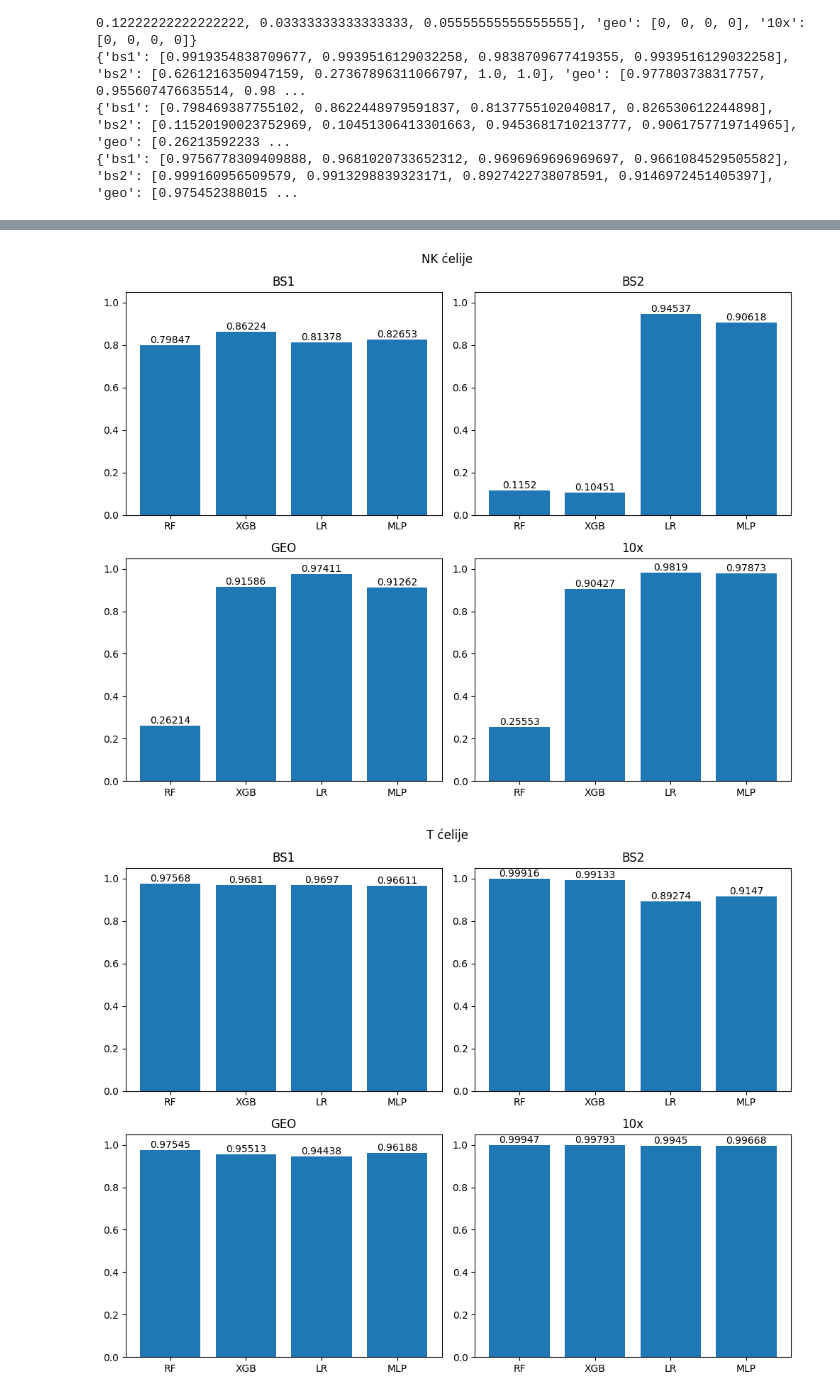
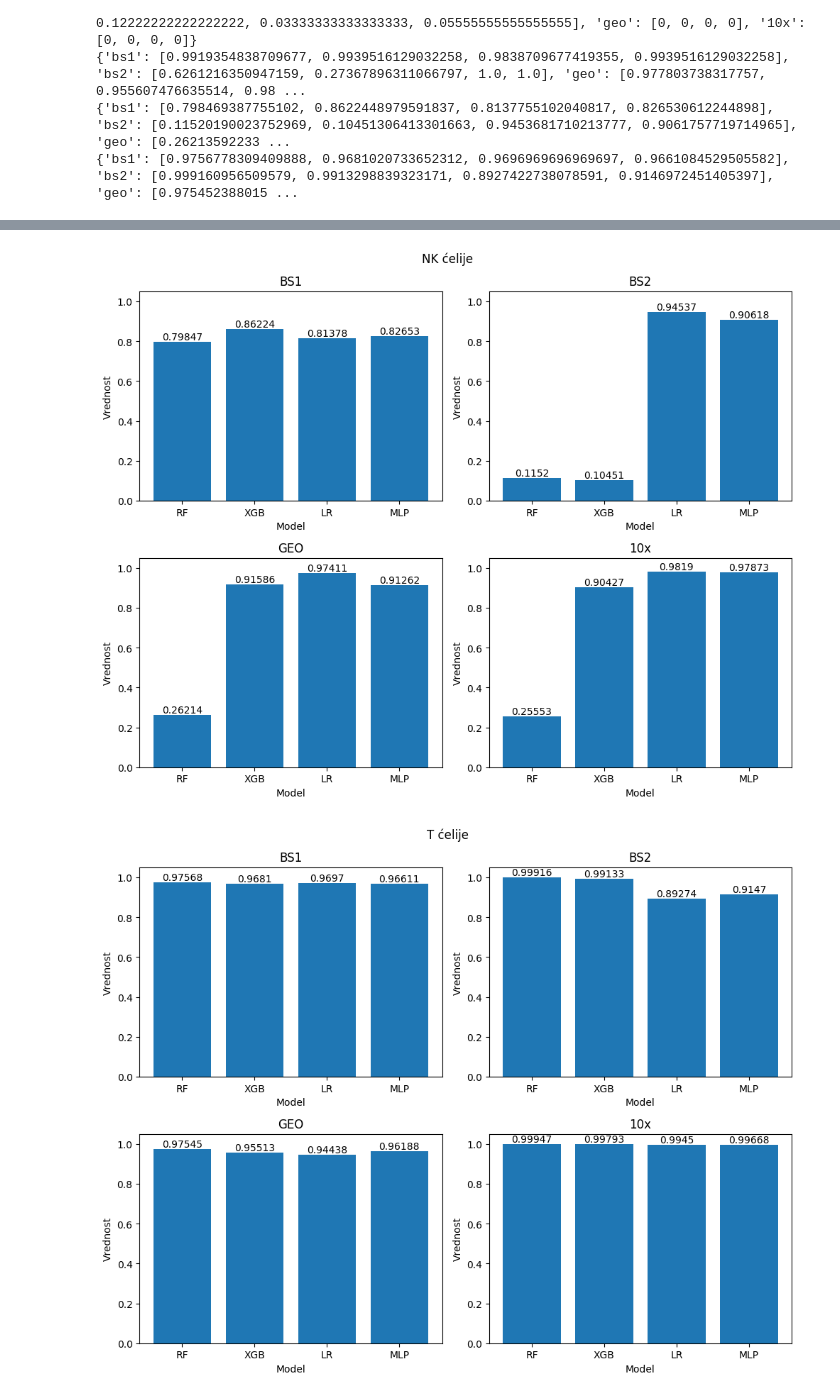
Before and after one commit to bogdans55/ip2-projekat, a Jupyter notebook: models/model_comparison.ipynb, the cells around one changed output, grey strips where cells are left out. Saved outputs shown, nothing was run; the diff lists cells and outputs as text; code cells hidden in the pictures.

```diff
--- a/models/model_comparison.ipynb
+++ b/models/model_comparison.ipynb
@@ -496,24 +528,32 @@ axs[0, 0].set_title('BS1')
 for i, score in enumerate(B_cells_accuracy['bs1']):
     axs[0, 0].text(i, score, str(round(score, 5)), ha='center', va='bottom')
 axs[0, 0].set_ylim(0, 1.05)
+axs[0, 0].set_ylabel('Vrednost')
+axs[0, 0].set_xlabel('Model')
 
 axs[0, 1].bar(models, B_cells_accuracy['bs2'])
 axs[0, 1].set_title('BS2')
 for i, score in enumerate(B_cells_accuracy['bs2']):
     axs[0, 1].text(i, score, str(round(score, 5)), ha='center', va='bottom')
 axs[0, 1].set_ylim(0, 1.05)
+axs[0, 1].set_ylabel('Vrednost')
+axs[0, 1].set_xlabel('Model')
 
 axs[1, 0].bar(models, B_cells_accuracy['geo'])
 axs[1, 0].set_title('GEO')
 for i, score in enumerate(B_cells_accuracy['geo']):
     axs[1, 0].text(i, score, str(round(score, 5)), ha='center', va='bottom')
 axs[1, 0].set_ylim(0, 1.05)
+axs[1, 0].set_ylabel('Vrednost')
+axs[1, 0].set_xlabel('Model')
 
 axs[1, 1].bar(models, B_cells_accuracy['10x'])
 axs[1, 1].set_title('10x')
 for i, score in enumerate(B_cells_accuracy['10x']):
     axs[1, 1].text(i, score, str(round(score, 5)), ha='center', va='bottom')
 axs[1, 1].set_ylim(0, 1.05)
+axs[1, 1].set_ylabel('Vrednost')
+axs[1, 1].set_xlabel('Model')
 
 plt.tight_layout()
 
@@ -531,24 +571,32 @@ axs[0, 0].set_title('BS1')
 for i, score in enumerate(D_cells_accuracy['bs1']):
     axs[0, 0].text(i, score, str(round(score, 5)), ha='center', va='bottom')
 axs[0, 0].set_ylim(0, 1.05)
+axs[0, 0].set_ylabel('Vrednost')
+axs[0, 0].set_xlabel('Model')
 
 axs[0, 1].bar(models, D_cells_accuracy['bs2'])
 axs[0, 1].set_title('BS2')
 for i, score in enumerate(D_cells_accuracy['bs2']):
     axs[0, 1].text(i, score, str(round(score, 5)), ha='center', va='bottom')
 axs[0, 1].set_ylim(0, 1.05)
+axs[0, 1].set_ylabel('Vrednost')
+axs[0, 1].set_xlabel('Model')
 
 axs[1, 0].bar(models, D_cells_accuracy['geo'])
 axs[1, 0].set_title('GEO')
 for i, score in enumerate(D_cells_accuracy['geo']):
     axs[1, 0].text(i, score, str(round(score, 5)), ha='center', va='bottom')
 axs[1, 0].set_ylim(0, 1.05)
+axs[1, 0].set_ylabel('Vrednost')
+axs[1, 0].set_xlabel('Model')
 
 axs[1, 1].bar(models, D_cells_accuracy['10x'])
 axs[1, 1].set_title('10x')
 for i, score in enumerate(D_cells_accuracy['10x']):
     axs[1, 1].text(i, score, str(round(score, 5)), ha='center', va='bottom')
 axs[1, 1].set_ylim(0, 1.05)
+axs[1, 1].set_ylabel('Vrednost')
+axs[1, 1].set_xlabel('Model')
 
 plt.tight_layout()
 
@@ -566,24 +614,32 @@ axs[0, 0].set_title('BS1')
 for i, score in enumerate(M_cells_accuracy['bs1']):
     axs[0, 0].text(i, score, str(round(score, 5)), ha='center', va='bottom')
 axs[0, 0].set_ylim(0, 1.05)
+axs[0, 0].set_ylabel('Vrednost')
+axs[0, 0].set_xlabel('Model')
 
 axs[0, 1].bar(models, M_cells_accuracy['bs2'])
 axs[0, 1].set_title('BS2')
 for i, score in enumerate(M_cells_accuracy['bs2']):
     axs[0, 1].text(i, score, str(round(score, 5)), ha='center', va='bottom')
 axs[0, 1].set_ylim(0, 1.05)
+axs[0, 1].set_ylabel('Vrednost')
+axs[0, 1].set_xlabel('Model')
 
 axs[1, 0].bar(models, M_cells_accuracy['geo'])
 axs[1, 0].set_title('GEO')
 for i, score in enumerate(M_cells_accuracy['geo']):
     axs[1, 0].text(i, score, str(round(score, 5)), ha='center', va='bottom')
 axs[1, 0].set_ylim(0, 1.05)
+axs[1, 0].set_ylabel('Vrednost')
+axs[1, 0].set_xlabel('Model')
 
 axs[1, 1].bar(models, M_cells_accuracy['10x'])
 axs[1, 1].set_title('10x')
 for i, score in enumerate(M_cells_accuracy['10x']):
     axs[1, 1].text(i, score, str(round(score, 5)), ha='center', va='bottom')
 axs[1, 1].set_ylim(0, 1.05)
+axs[1, 1].set_ylabel('Vrednost')
+axs[1, 1].set_xlabel('Model')
 
 plt.tight_layout()
 
@@ -601,30 +657,38 @@ axs[0, 0].set_title('BS1')
 for i, score in enumerate(NK_cells_accuracy['bs1']):
     axs[0, 0].text(i, score, str(round(score, 5)), ha='center', va='bottom')
 axs[0, 0].set_ylim(0, 1.05)
+axs[0, 0].set_ylabel('Vrednost')
+axs[0, 0].set_xlabel('Model')
 
 axs[0, 1].bar(models, NK_cells_accuracy['bs2'])
 axs[0, 1].set_title('BS2')
 for i, score in enumerate(NK_cells_accuracy['bs2']):
     axs[0, 1].text(i, score, str(round(score, 5)), ha='center', va='bottom')
 axs[0, 1].set_ylim(0, 1.05)
+axs[0, 1].set_ylabel('Vrednost')
+axs[0, 1].set_xlabel('Model')
 
 axs[1, 0].bar(models, NK_cells_accuracy['geo'])
 axs[1, 0].set_title('GEO')
 for i, score in enumerate(NK_cells_accuracy['geo']):
     axs[1, 0].text(i, score, str(round(score, 5)), ha='center', va='bottom')
 axs[1, 0].set_ylim(0, 1.05)
+axs[1, 0].set_ylabel('Vrednost')
+axs[1, 0].set_xlabel('Model')
 
 axs[1, 1].bar(models, NK_cells_accuracy['10x'])
 axs[1, 1].set_title('10x')
 for i, score in enumerate(NK_cells_accuracy['10x']):
     axs[1, 1].text(i, score, str(round(score, 5)), ha='center', va='bottom')
 axs[1, 1].set_ylim(0, 1.05)
+axs[1, 1].set_ylabel('Vrednost')
+axs[1, 1].set_xlabel('Model')
 
 plt.tight_layout()
 
 plt.show()
 # %% [output]
-[figure, old version]
+[figure, new version]
 # %%
 models = ['RF', 'XGB', 'LR', 'MLP']
 
@@ -632,31 +696,39 @@ fig, axs = plt.subplots(2, 2, figsize=(10, 8))
 fig.suptitle('T ćelije')
 
 axs[0, 0].bar(models, T_cells_accuracy['bs1'])
 axs[0, 0].set_title('BS1')
 for i, score in enumerate(T_cells_accuracy['bs1']):
     axs[0, 0].text(i, score, str(round(score, 5)), ha='center', va='bottom')
 axs[0, 0].set_ylim(0, 1.05)
+axs[0, 0].set_ylabel('Vrednost')
+axs[0, 0].set_xlabel('Model')
 
 axs[0, 1].bar(models, T_cells_accuracy['bs2'])
 axs[0, 1].set_title('BS2')
 for i, score in enumerate(T_cells_accuracy['bs2']):
     axs[0, 1].text(i, score, str(round(score, 5)), ha='center', va='bottom')
 axs[0, 1].set_ylim(0, 1.05)
+axs[0, 1].set_ylabel('Vrednost')
+axs[0, 1].set_xlabel('Model')
 
 axs[1, 0].bar(models, T_cells_accuracy['geo'])
 axs[1, 0].set_title('GEO')
 for i, score in enumerate(T_cells_accuracy['geo']):
     axs[1, 0].text(i, score, str(round(score, 5)), ha='center', va='bottom')
 axs[1, 0].set_ylim(0, 1.05)
+axs[1, 0].set_ylabel('Vrednost')
+axs[1, 0].set_xlabel('Model')
 
 axs[1, 1].bar(models, T_cells_accuracy['10x'])
 axs[1, 1].set_title('10x')
 for i, score in enumerate(T_cells_accuracy['10x']):
     axs[1, 1].text(i, score, str(round(score, 5)), ha='center', va='bottom')
 axs[1, 1].set_ylim(0, 1.05)
+axs[1, 1].set_ylabel('Vrednost')
+axs[1, 1].set_xlabel('Model')
 
 plt.tight_layout()
 
 plt.show()
 # %% [output]
-[figure, old version]
+[figure, new version]
```
Also changed, not shown: parts of 11 cells of this notebook.
